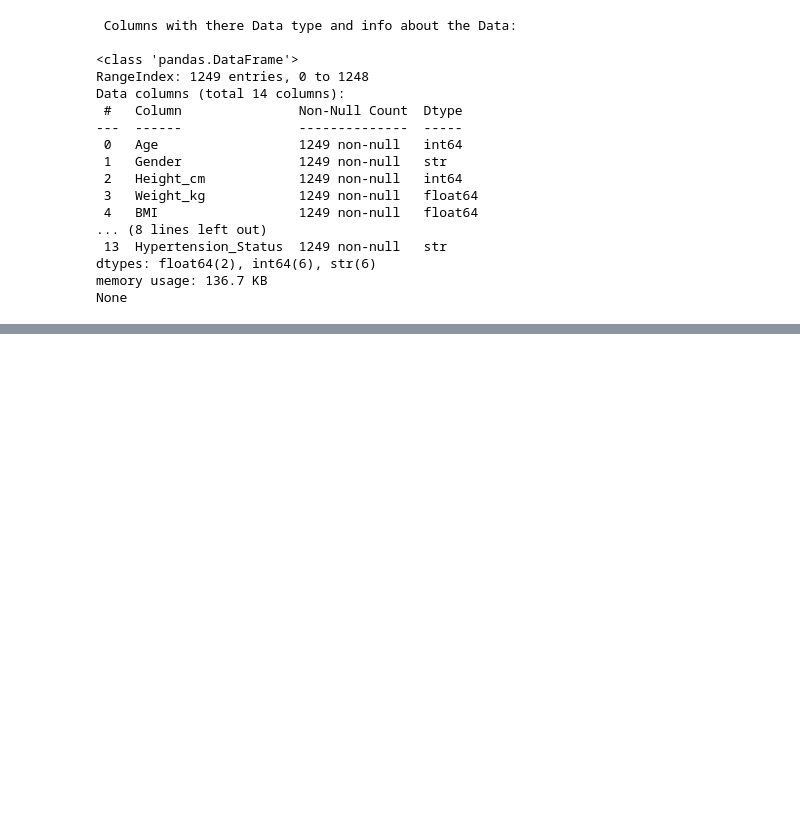
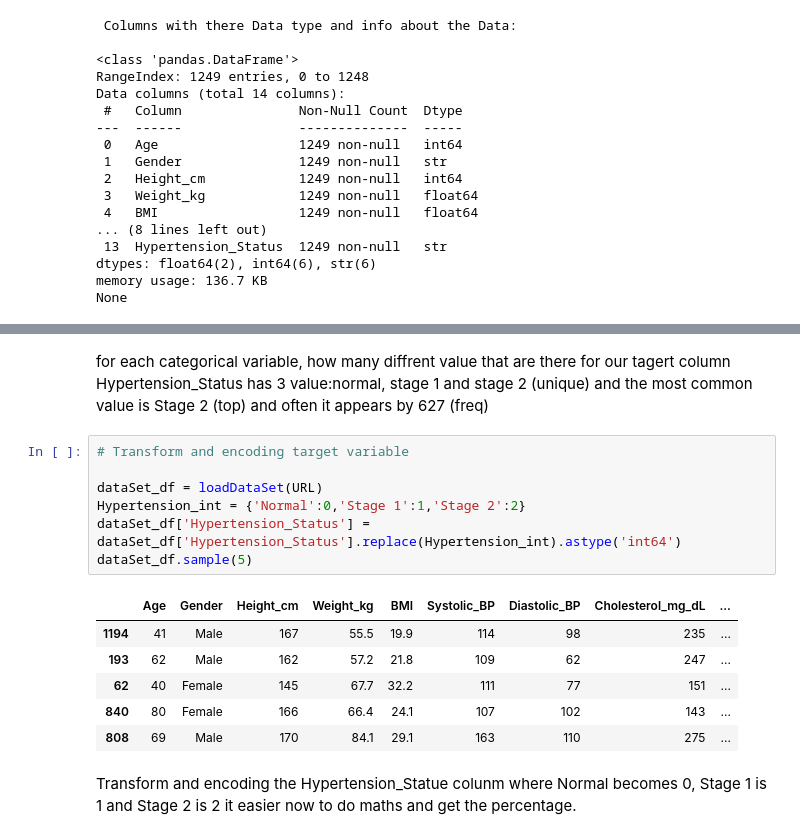
Before and after one commit to Bobbylee007/hypertension_DA_project, a Jupyter notebook: hypertention.ipynb, the cells around one changed output, grey strips where cells are left out. Drawn from its saved outputs; the diff is of its cells as text; blank space fills up the shorter version.

```diff
--- a/hypertention.ipynb
+++ b/hypertention.ipynb
@@ -188,0 +225,18 @@ dataSet_df
+# %% [markdown]
+for each categorical variable, how many diffrent value that are there for our tagert column Hypertension_Status has 3 value:normal, stage 1 and stage 2 (unique) and the most common value is Stage 2 (top) and often it appears by 627 (freq)
+# %%
+# Transform and encoding target variable
+
+dataSet_df = loadDataSet(URL)
+Hypertension_int = {'Normal':0,'Stage 1':1,'Stage 2':2}
+dataSet_df['Hypertension_Status'] = dataSet_df['Hypertension_Status'].replace(Hypertension_int).astype('int64')
+dataSet_df.sample(5)
+# %% [output]
+|  | Age | Gender | Height_cm | Weight_kg | BMI | Systolic_BP | Diastolic_BP | Cholesterol_mg_dL | ... |
+| 1194 | 41 | Male | 167 | 55.5 | 19.9 | 114 | 98 | 235 | ... |
+| 193 | 62 | Male | 162 | 57.2 | 21.8 | 109 | 62 | 247 | ... |
+| 62 | 40 | Female | 145 | 67.7 | 32.2 | 111 | 77 | 151 | ... |
+| 840 | 80 | Female | 166 | 66.4 | 24.1 | 107 | 102 | 143 | ... |
+| 808 | 69 | Male | 170 | 84.1 | 29.1 | 163 | 110 | 275 | ... |
+# %% [markdown]
+Transform and encoding the Hypertension_Statue colunm where Normal becomes 0, Stage 1 is 1 and Stage 2 is 2 it easier now to do maths and get the percentage.
```
Also changed, not shown: parts of 37 cells of this notebook, 1 other file.
